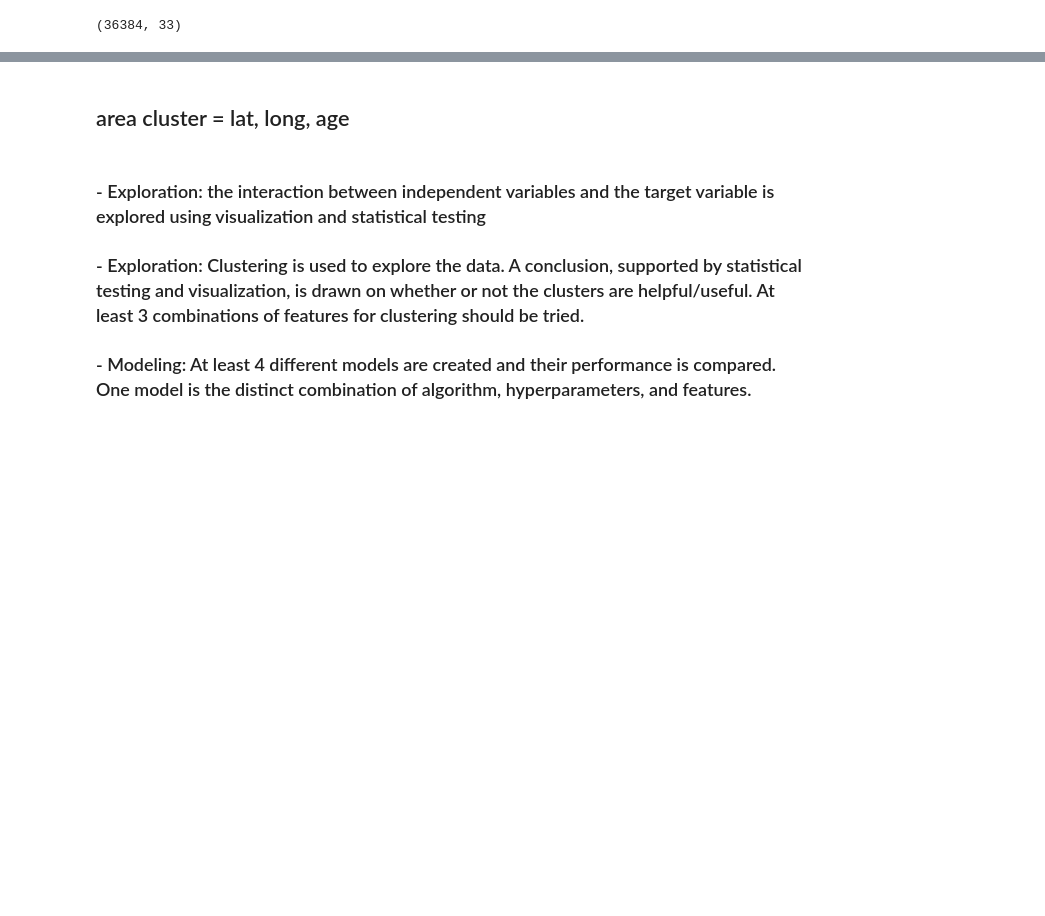
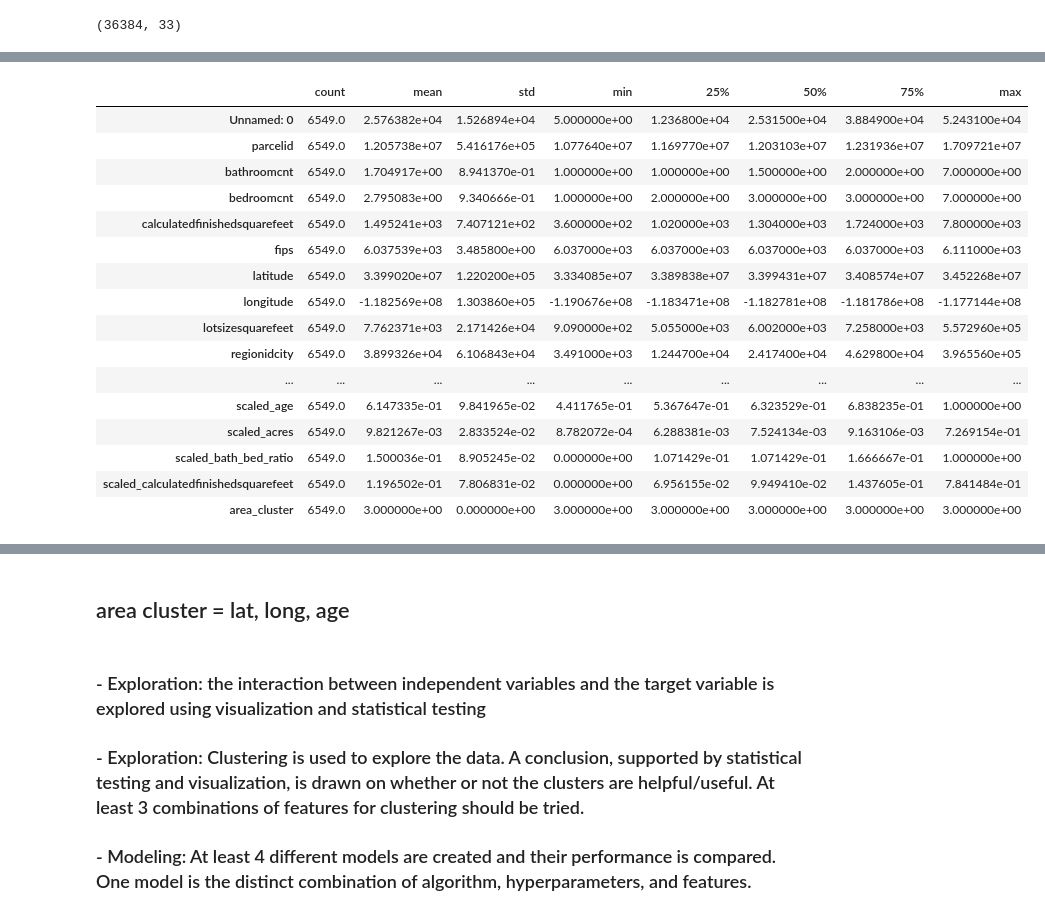
Before and after one commit to Zillow-Project-JG-DN/clustering-project-jgdn, a Jupyter notebook: dn_scratchpad.ipynb, the cells around one changed output, grey strips where cells are left out. Drawn from its saved outputs; the diff is of its cells as text; code cells hidden in the pictures; blank space fills up the shorter version.

```diff
--- a/dn_scratchpad.ipynb
+++ b/dn_scratchpad.ipynb
@@ -62,0 +88,20 @@ AttributeError: 'DataFrame' object has no attribute 'area_cluster'
+# %%
+c3.describe().T
+# %% [output]
+|  | count | mean | std | min | 25% | 50% | 75% | max |
+| Unnamed: 0 | 6549.0 | 2.576382e+04 | 1.526894e+04 | 5.000000e+00 | 1.236800e+04 | 2.531500e+04 | 3.884900e+04 | 5.243100e+04 |
+| parcelid | 6549.0 | 1.205738e+07 | 5.416176e+05 | 1.077640e+07 | 1.169770e+07 | 1.203103e+07 | 1.231936e+07 | 1.709721e+07 |
+| bathroomcnt | 6549.0 | 1.704917e+00 | 8.941370e-01 | 1.000000e+00 | 1.000000e+00 | 1.500000e+00 | 2.000000e+00 | 7.000000e+00 |
+| bedroomcnt | 6549.0 | 2.795083e+00 | 9.340666e-01 | 1.000000e+00 | 2.000000e+00 | 3.000000e+00 | 3.000000e+00 | 7.000000e+00 |
+| calculatedfinishedsquarefeet | 6549.0 | 1.495241e+03 | 7.407121e+02 | 3.600000e+02 | 1.020000e+03 | 1.304000e+03 | 1.724000e+03 | 7.800000e+03 |
+| fips | 6549.0 | 6.037539e+03 | 3.485800e+00 | 6.037000e+03 | 6.037000e+03 | 6.037000e+03 | 6.037000e+03 | 6.111000e+03 |
+| latitude | 6549.0 | 3.399020e+07 | 1.220200e+05 | 3.334085e+07 | 3.389838e+07 | 3.399431e+07 | 3.408574e+07 | 3.452268e+07 |
+| longitude | 6549.0 | -1.182569e+08 | 1.303860e+05 | -1.190676e+08 | -1.183471e+08 | -1.182781e+08 | -1.181786e+08 | -1.177144e+08 |
+| lotsizesquarefeet | 6549.0 | 7.762371e+03 | 2.171426e+04 | 9.090000e+02 | 5.055000e+03 | 6.002000e+03 | 7.258000e+03 | 5.572960e+05 |
+| regionidcity | 6549.0 | 3.899326e+04 | 6.106843e+04 | 3.491000e+03 | 1.244700e+04 | 2.417400e+04 | 4.629800e+04 | 3.965560e+05 |
+| ... | ... | ... | ... | ... | ... | ... | ... | ... |
+| scaled_age | 6549.0 | 6.147335e-01 | 9.841965e-02 | 4.411765e-01 | 5.367647e-01 | 6.323529e-01 | 6.838235e-01 | 1.000000e+00 |
+| scaled_acres | 6549.0 | 9.821267e-03 | 2.833524e-02 | 8.782072e-04 | 6.288381e-03 | 7.524134e-03 | 9.163106e-03 | 7.269154e-01 |
+| scaled_bath_bed_ratio | 6549.0 | 1.500036e-01 | 8.905245e-02 | 0.000000e+00 | 1.071429e-01 | 1.071429e-01 | 1.666667e-01 | 1.000000e+00 |
+| scaled_calculatedfinishedsquarefeet | 6549.0 | 1.196502e-01 | 7.806831e-02 | 0.000000e+00 | 6.956155e-02 | 9.949410e-02 | 1.437605e-01 | 7.841484e-01 |
+| area_cluster | 6549.0 | 3.000000e+00 | 0.000000e+00 | 3.000000e+00 | 3.000000e+00 | 3.000000e+00 | 3.000000e+00 | 3.000000e+00 |
```
Also changed, not shown: parts of 29 cells of this notebook, 1 other file.
